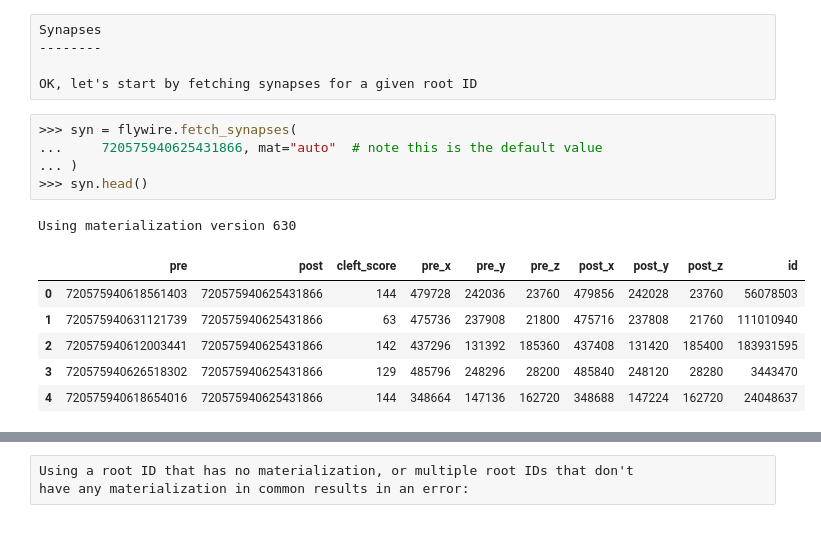
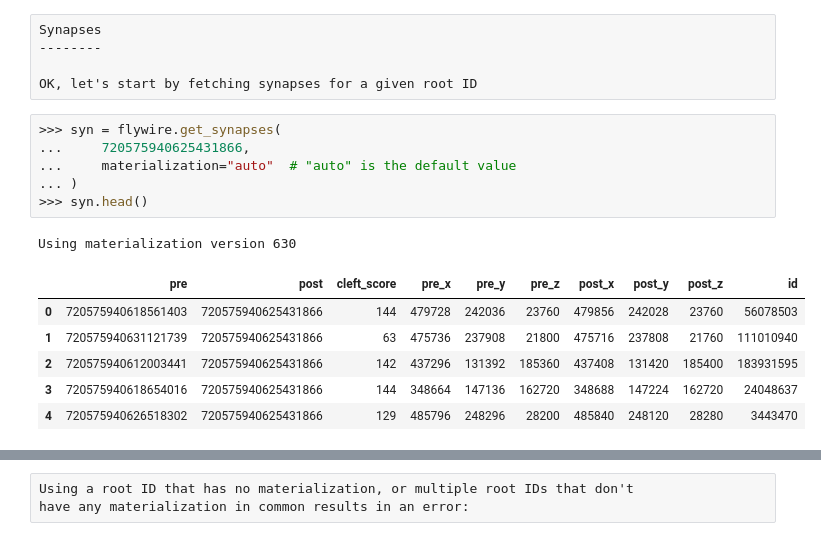
Before and after one commit to navis-org/fafbseg-py, a Jupyter notebook: docs/source/tutorials/flywire_connectivity.ipynb, the cells around one changed output, grey strips where cells are left out. Drawn from its saved outputs; the diff is of its cells as text.

```diff
--- a/docs/source/tutorials/flywire_connectivity.ipynb
+++ b/docs/source/tutorials/flywire_connectivity.ipynb
@@ -75,16 +75,17 @@ Synapses
 
 OK, let's start by fetching synapses for a given root ID
 # %%
->>> syn = flywire.fetch_synapses(
-...     720575940625431866, mat="auto"  # note this is the default value
+>>> syn = flywire.get_synapses(
+...     720575940625431866,
+...     materialization="auto"  # "auto" is the default value
 ... )
 >>> syn.head()
 # %% [output]
 Using materialization version 630
 |  | pre | post | cleft_score | pre_x | pre_y | pre_z | post_x | post_y | post_z | id |
 | 0 | 720575940618561403 | 720575940625431866 | 144 | 479728 | 242036 | 23760 | 479856 | 242028 | 23760 | 56078503 |
 | 1 | 720575940631121739 | 720575940625431866 | 63 | 475736 | 237908 | 21800 | 475716 | 237808 | 21760 | 111010940 |
 | 2 | 720575940612003441 | 720575940625431866 | 142 | 437296 | 131392 | 185360 | 437408 | 131420 | 185400 | 183931595 |
-| 3 | 720575940626518302 | 720575940625431866 | 129 | 485796 | 248296 | 28200 | 485840 | 248120 | 28280 | 3443470 |
-| 4 | 720575940618654016 | 720575940625431866 | 144 | 348664 | 147136 | 162720 | 348688 | 147224 | 162720 | 24048637 |
+| 3 | 720575940618654016 | 720575940625431866 | 144 | 348664 | 147136 | 162720 | 348688 | 147224 | 162720 | 24048637 |
+| 4 | 720575940626518302 | 720575940625431866 | 129 | 485796 | 248296 | 28200 | 485840 | 248120 | 28280 | 3443470 |
 # %% [raw]
```
Also changed, not shown: parts of 17 cells of this notebook, 6 other files.
